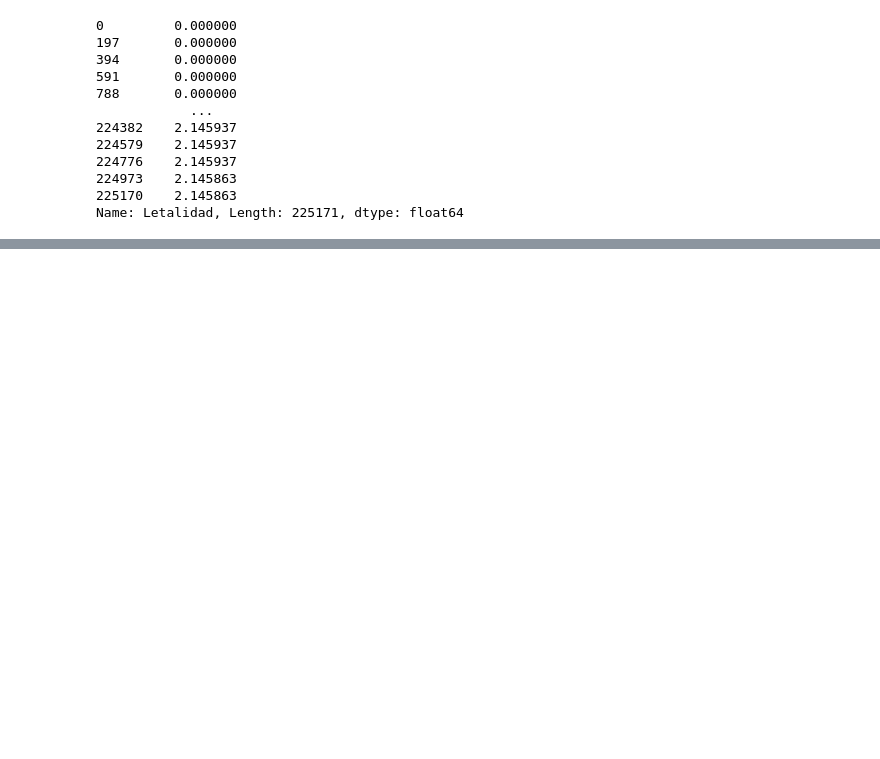
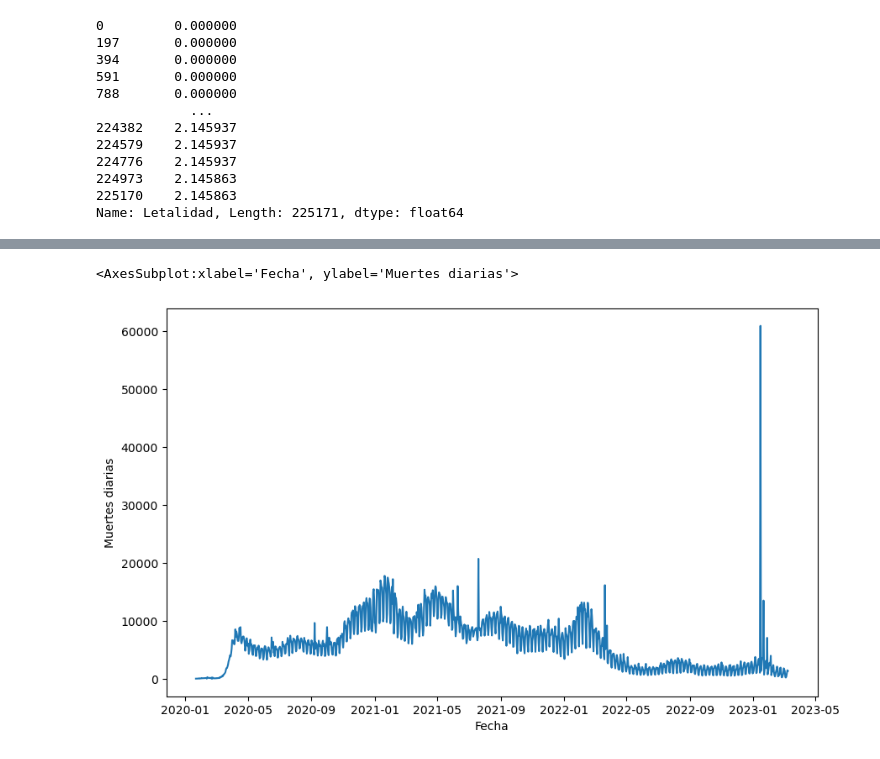
Before and after one commit to cpizarrov/proyecto_final, a Jupyter notebook: 03_Nuevasvariables_y_Limpiezaprofunda.ipynb, the cells around one changed output, grey strips where cells are left out. Saved outputs shown, nothing was run; the diff lists cells and outputs as text; code cells hidden in the pictures; blank space fills up the shorter version.

```diff
--- a/03_Nuevasvariables_y_Limpiezaprofunda.ipynb
+++ b/03_Nuevasvariables_y_Limpiezaprofunda.ipynb
@@ -256,0 +282,6 @@ Name: Letalidad, Length: 225171, dtype: float64
+# %%
+plt.figure(figsize=(10, 6))
+sns.lineplot(data=casos_globales, x='Fecha', y='Muertes diarias', linestyle='-')
+# %% [output]
+<AxesSubplot:xlabel='Fecha', ylabel='Muertes diarias'>
+[figure, added]
```
Also changed, not shown: parts of 16 cells of this notebook.
